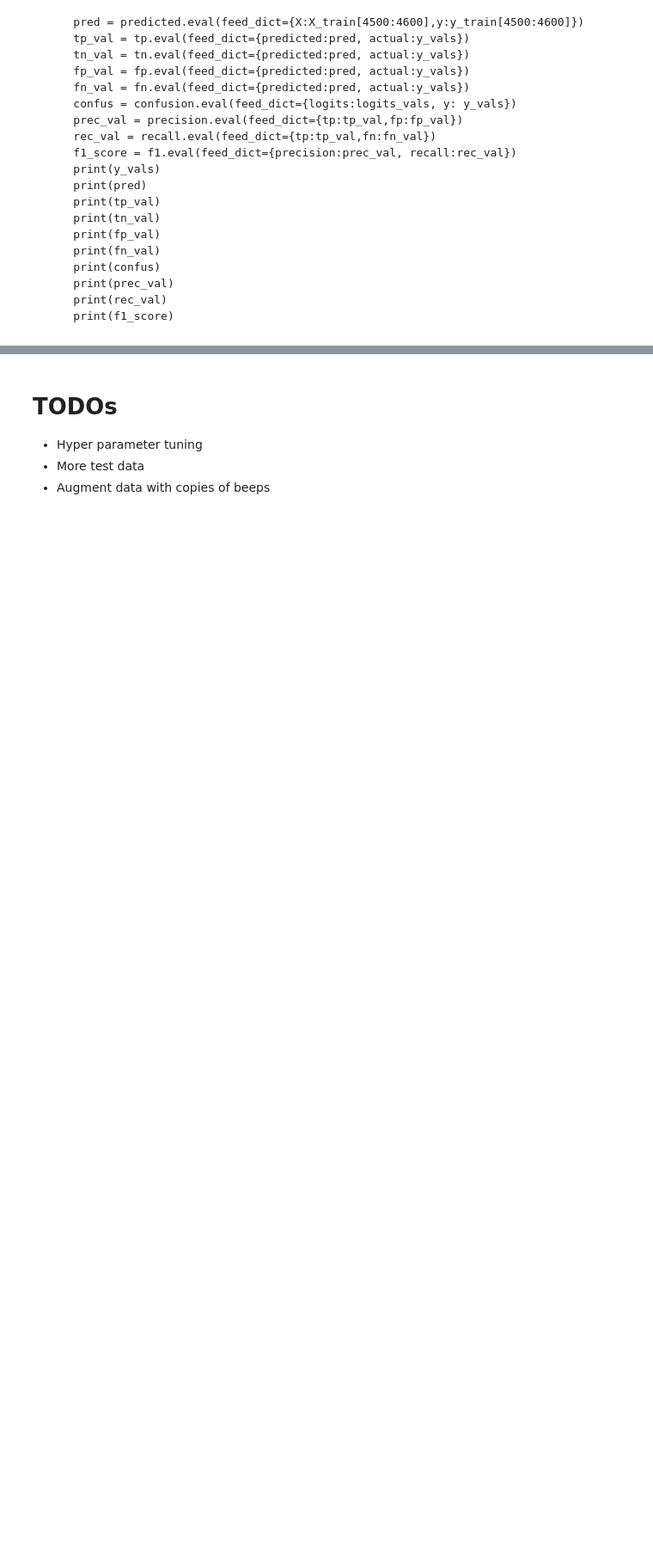
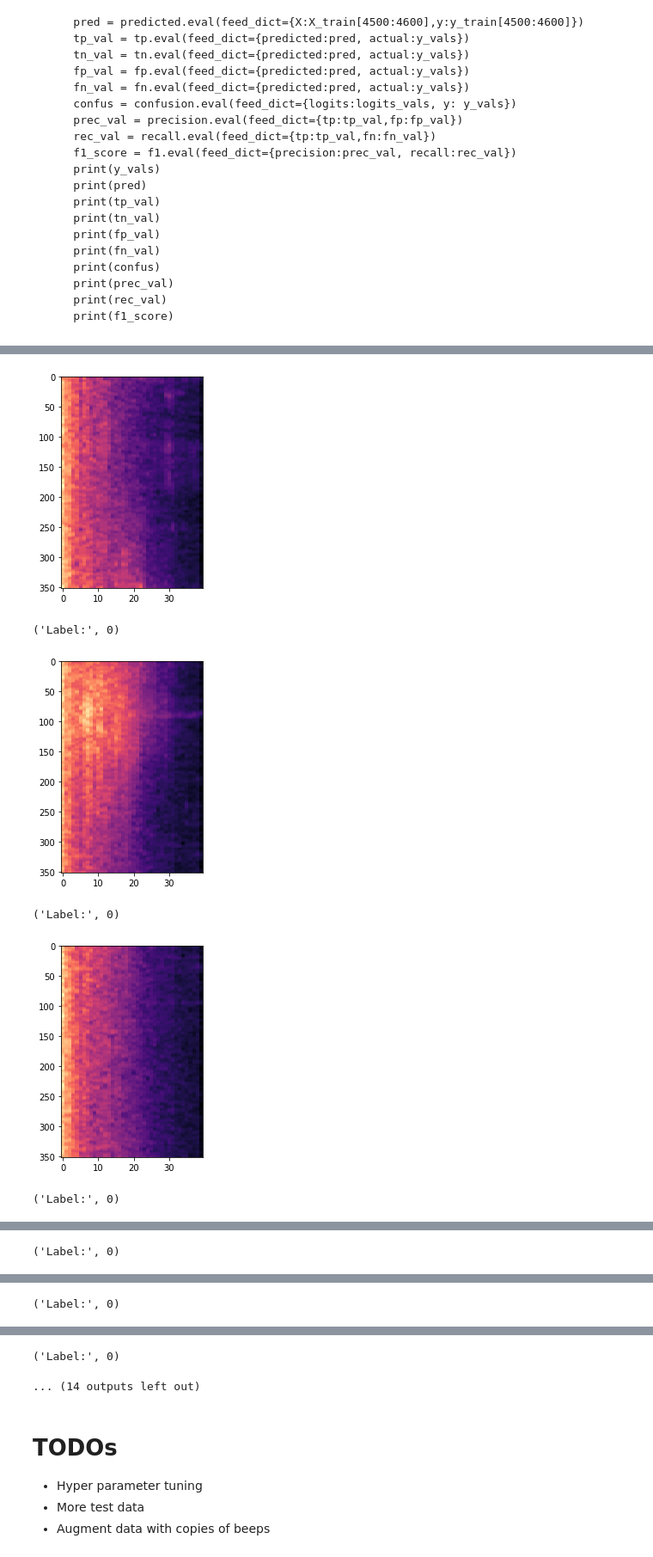
Before and after one commit to ReeceRobinson/datascience, a Jupyter notebook: notebooks/Keyword Spotting/Expermentation.ipynb, the cells around one changed output, grey strips where cells are left out. Shown at 86% size. Saved outputs shown, nothing was run; the diff lists cells and outputs as text; code cells hidden in the pictures; blank space fills up the shorter version.

Commit message:
Updated prediction test cell. Not great results.

```diff
--- a/notebooks/Keyword Spotting/Expermentation.ipynb
+++ b/notebooks/Keyword Spotting/Expermentation.ipynb
@@ -272,16 +273,31 @@ with tf.Session() as sess:
 # %%
 # look at an example input
 from matplotlib import pyplot as plt
-i = 5070
-plt.imshow(X_test[i], cmap=plt.cm.magma)
-plt.show()
-print('Label:',y_test[i])
+import numpy as np
+import os
+import tensorflow as tf
+
+mel_directory = r'/Volumes/ThorsHammer/DataScience/data/audio-recognition/mel_3.5/'
+
+# Learned Parameters from the training dataset
+mean= -26.215140
+std= 11.788497
+
+X_test = np.load(os.path.join(mel_directory,"161225-003.wav-mel.npy")).astype(float).transpose(0,2,1)
+y_test = np.load(os.path.join(mel_directory,"161225-003-mel-labels.npy")).astype(int)
+X_test = normalize_with_paras(X_test, mean, std)
+
+# known positive class frame
+i = 0
+num = len(X_test)
+
 saver = tf.train.Saver()
 
 with tf.Session() as sess:
-    saver.restore(sess, r"./saved models/kws-2/my_model_final.ckpt")
-    X_raw = X_test[i].reshape(1,n_steps,n_inputs)
+    saver.restore(sess, r"./saved models/second/my_model_final.ckpt")
+    X_raw = X_test[i:i+num].reshape(num,n_steps,n_inputs)
     X_feed = normalize_with_paras(X_raw, mean, std).astype('float32') # calculated above
     pred = predicted.eval(feed_dict={X:X_feed})
-    print('prediction: %i'%pred)
+    print('prediction:',pred)
+    print(sum(pred))
 # %% [output]
@@ -293,0 +307,15 @@ del(X)
+# %%
+idx = np.where(pred > 0)[0]
+for i in idx:
+    fig, ax = plt.subplots(figsize=(3, 4))
+    ax.imshow(X_test[i], cmap=plt.cm.magma, interpolation='nearest', aspect='auto')
+    plt.tight_layout()
+    plt.show()
+    print('Label:',y_test[i])
+# %% [output]
+[figure, added]
+('Label:', 0)
+[figure, added]
+('Label:', 0)
+[figure, added]
+('Label:', 0)
@@ -293,0 +323 @@ del(X)
+('Label:', 0)
@@ -293,0 +325 @@ del(X)
+('Label:', 0)
@@ -294,3 +327,5 @@ del(X)
+('Label:', 0)
+... (14 outputs left out)
 # %% [markdown]
 # TODOs
 * Hyper parameter tuning
```
Also changed, not shown: parts of 4 cells of this notebook.
